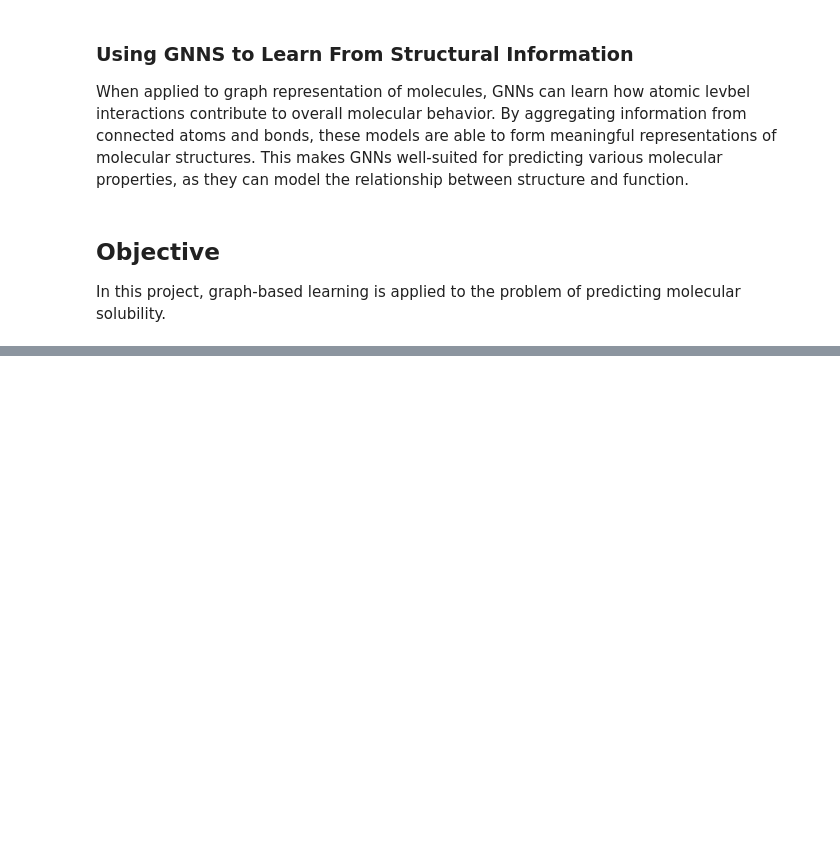
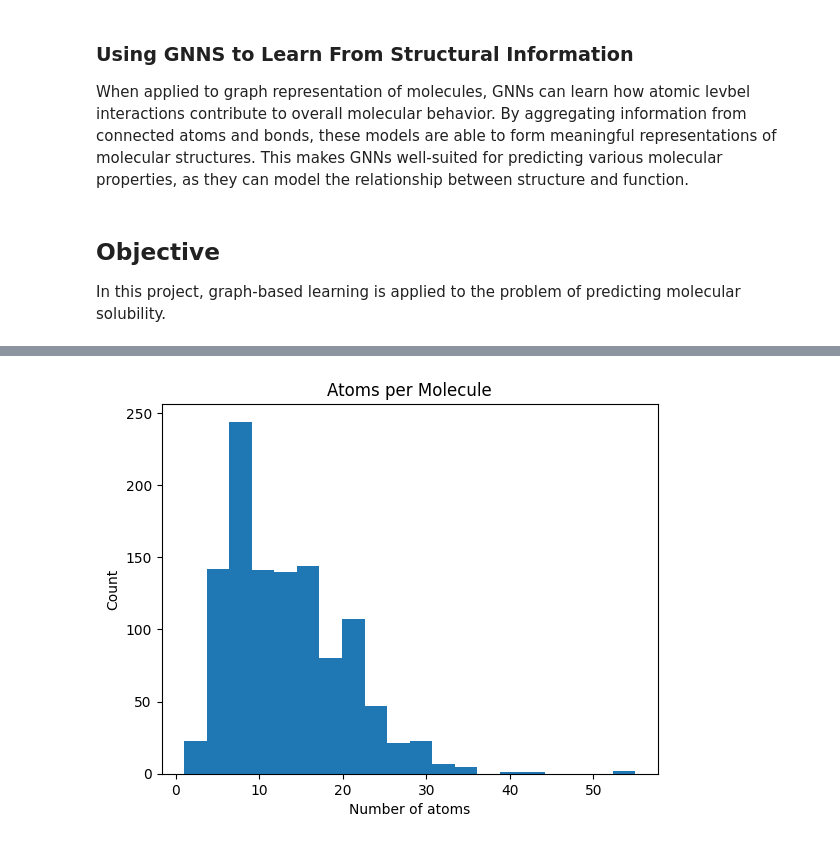
Before and after one commit to AshitomW/SOLGNN, a Jupyter notebook: SOLGNN.ipynb, the cells around one changed output, grey strips where cells are left out. Cells and saved outputs as stored; diff of their text form; code cells hidden in the pictures; blank space fills up the shorter version.

```diff
--- a/SOLGNN.ipynb
+++ b/SOLGNN.ipynb
@@ -37,0 +163,10 @@ In this project, graph-based learning is applied to the problem of predicting mo
+# %%
+num_nodes = [d.num_nodes for d in DATA]
+
+plt.hist(num_nodes, bins=20)
+plt.xlabel("Number of atoms")
+plt.ylabel("Count")
+plt.title("Atoms per Molecule")
+plt.show()
+# %% [output]
+[figure, added]
```
Also changed, not shown: parts of 15 cells of this notebook, 2 other files.
